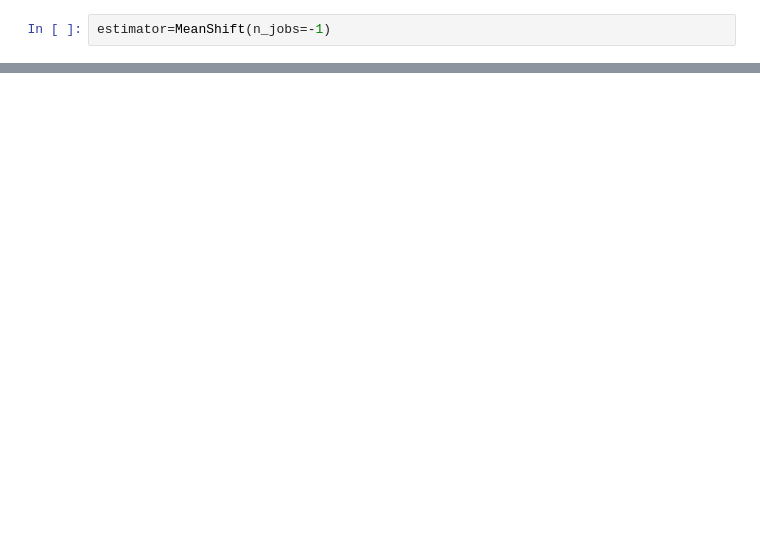
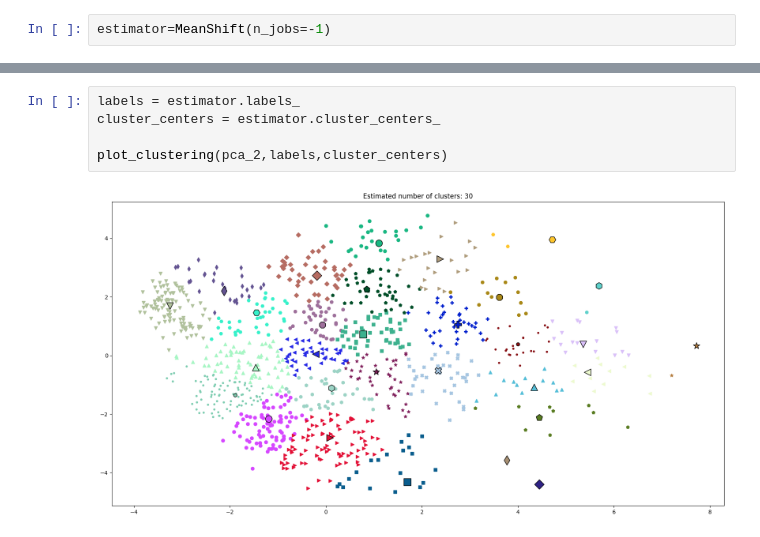
Before and after one commit to Lotto98/Clustering, a Jupyter notebook: mean_shift.ipynb, the cells around one changed output, grey strips where cells are left out. Drawn from its saved outputs; the diff is of its cells as text; blank space fills up the shorter version.

```diff
--- a/mean_shift.ipynb
+++ b/mean_shift.ipynb
@@ -55,0 +37,7 @@ result
+# %%
+labels = estimator.labels_
+cluster_centers = estimator.cluster_centers_
+
+plot_clustering(pca_2,labels,cluster_centers)
+# %% [output]
+[figure, added]
```
Also changed, not shown: parts of 7 cells of this notebook, 2 other files.
